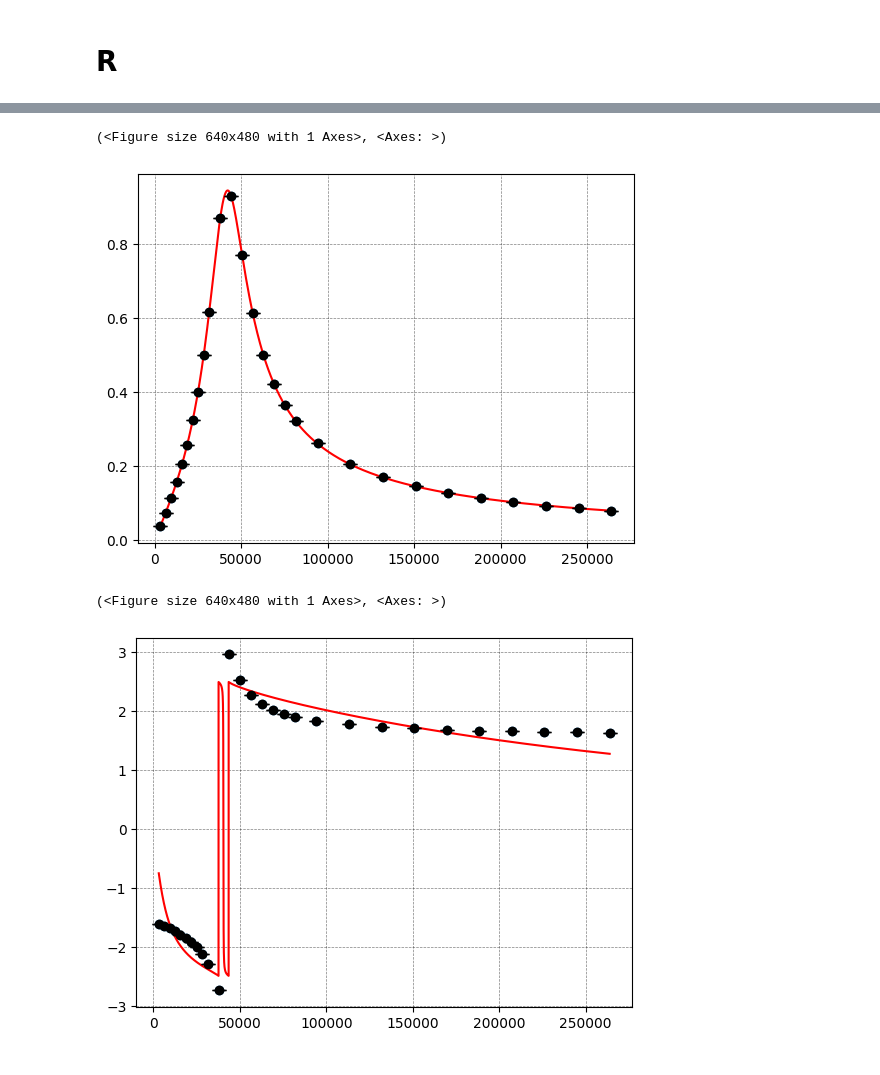
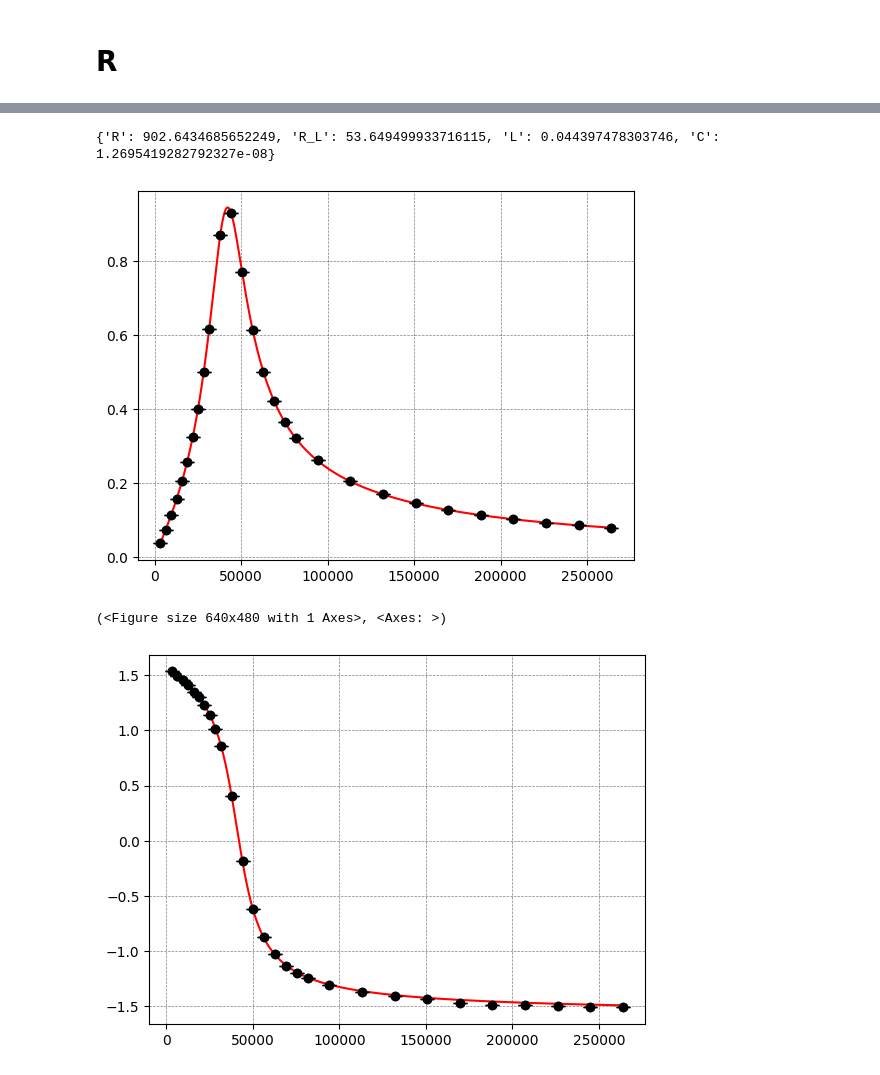
Before and after one commit to Yedi278/Lab2, a Jupyter notebook: Circuiti_3/RLC.ipynb, the cells around one changed output, grey strips where cells are left out. Drawn from its saved outputs; the diff is of its cells as text; code cells hidden in the pictures.

Commit message:
Refactor analyze function visualization

```diff
--- a/Circuiti_3/RLC.ipynb
+++ b/Circuiti_3/RLC.ipynb
@@ -87,19 +87,25 @@ plt.show()
 [figure]
 # %%
 x = np.linspace(np.min(freqs),np.max(freqs),1000)
+
+fase_res_mod = np.array(fase_res)
+d = fase_res_mod < 0
+u = fase_res_mod > 0
+fase_res_mod[d] += 2*np.pi
+fase_res_mod -= np.pi
 
 plt.subplots(1,2,figsize=(16,5))
 plt.title('Dati')
 plt.subplot(1,2,1)
-plt.plot(freqs[2:], fase_l[2:],'o--', lw=1)
-plt.title('$\phi_L$')
+plt.plot(freqs[:], fase_l[:],'o--', lw=1)
+plt.title('$\phi_{LC}$')
 plt.xlabel('Frequency $\omega$ [rad/s]')
 plt.ylabel('Phase [rad]')
 plt.legend()
 plt.xscale('log')
 
 plt.subplot(1,2,2)
-plt.plot(freqs[2:], fase_res[2:], 'o--', lw=1)
+plt.plot(freqs[:], fase_res_mod[:], 'o--', lw=1)
 # plt.plot(x, fase_C(x*2*np.pi, 1e3, 12e-9, 0), label='Teorico')
 # plt.plot(x, fase_R(x*2*np.pi, 1e3, 12e-9), label='Teorico')
 plt.title('$\phi_R$')
@@ -116,14 +146,15 @@ plt.show()
 # %%
-f_m = Fit(freqs*2*np.pi, V_res, G_R, V_res_err, kwargs={'R':1e3, 'R_L':30, 'L':0.04, 'C':12e-9})
+f_m = Fit(freqs*2*np.pi, V_res, G_R, V_res_err, kwargs={'R':1e3, 'R_L':39.9, 'L':0.04, 'C':12e-9})
 f_m.fit()
 f_m.visualize()
+print(f_m.values)
 # %% [output]
-(<Figure size 640x480 with 1 Axes>, <Axes: >)
+{'R': 902.6434685652249, 'R_L': 53.649499933716115, 'L': 0.044397478303746, 'C': 1.2695419282792327e-08}
 [figure]
 # %%
-f_f = Fit(freqs*2*np.pi, fase_res, fase, V_res_err, kwargs={'R':1e3, 'R_L':20, 'L':0.04, 'C':12e-9, 'a':1})
+f_f = Fit(freqs*2*np.pi, fase_res_mod, fase_R, V_res_err, kwargs={'R':1e3, 'R_L':20, 'L':0.04, 'C':12e-9})
 f_f.fit()
 f_f.visualize(npoints=10000)
 # %% [output]
 (<Figure size 640x480 with 1 Axes>, <Axes: >)
-[figure, old version]
+[figure, new version]
```
Also changed, not shown: parts of 7 cells of this notebook.
